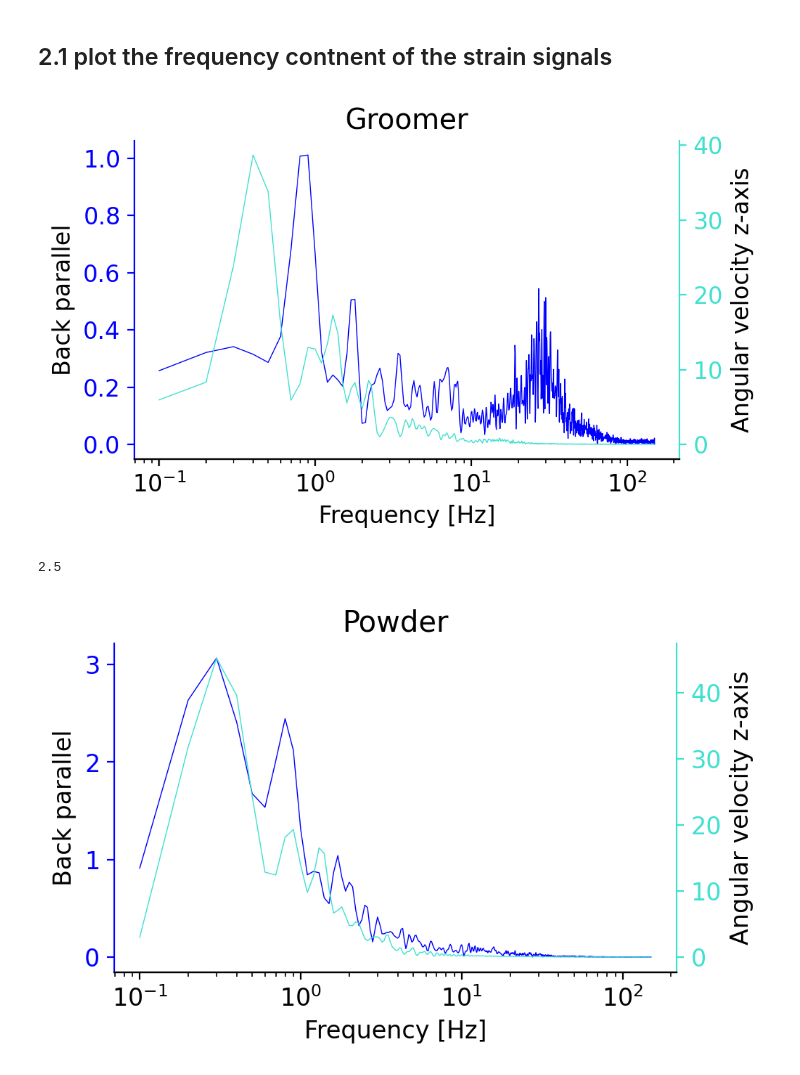
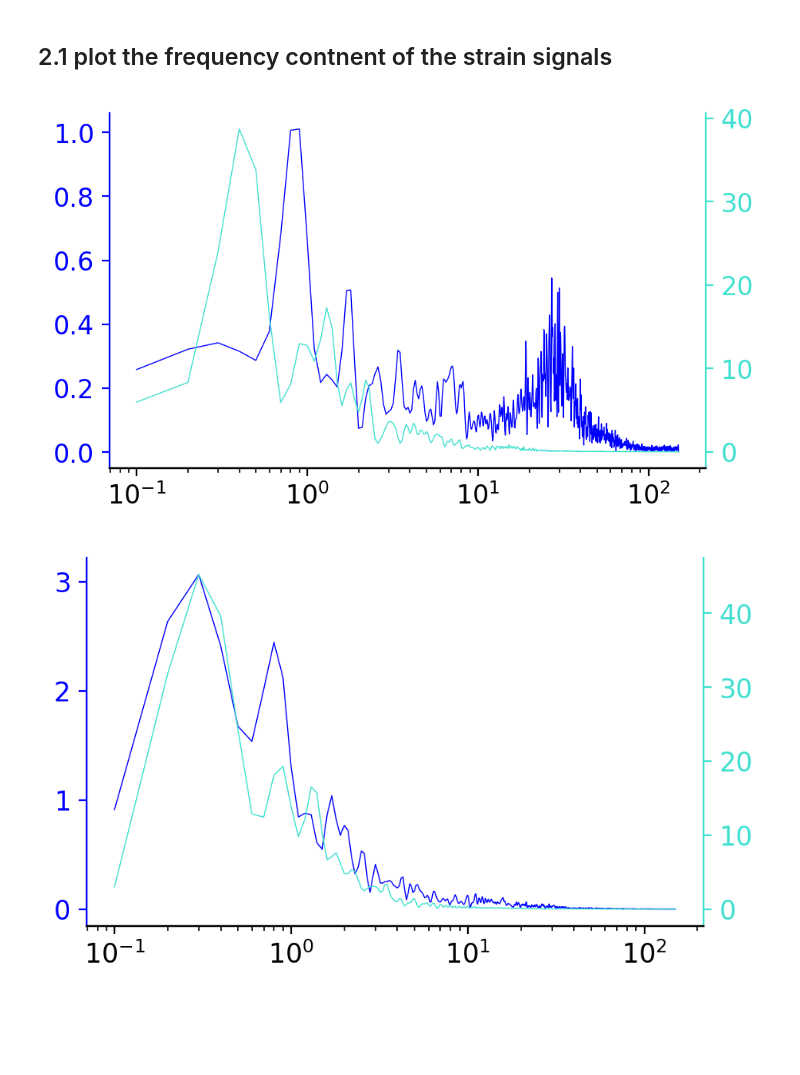
Before and after one commit to vanbreugel-lab/2023_ski_sense_manuscript, a Jupyter notebook: Strain_figures.ipynb, the cells around one changed output. Drawn from its saved outputs; the diff is of its cells as text; code cells hidden in the pictures; blank space fills up the shorter version.

```diff
--- a/Strain_figures.ipynb
+++ b/Strain_figures.ipynb
@@ -328,10 +519,10 @@ ax1 = ax.twinx()
 
 ax.plot(sg7_segmented_all_snow.Frequency,smooth_sg7_2_turn.sg7_3_groomer_fast_fft, '-', color=color, linewidth=.5, label='Strain')
 ax1.plot(sg7_segmented_all_snow.Frequency,smooth_angvelz_2_turn.imu_wz_3_groomer_fast_fft, '-', color=color1, linewidth=.5, label='Ang. vel.')
-ax.set_title('Groomer')
-ax.set_xlabel('Frequency [Hz]')
-ax.set_ylabel('Back parallel')
-ax1.set_ylabel('Angular velocity z-axis')
+#ax.set_title('Groomer')
+#ax.set_xlabel('Frequency [Hz]')
+#ax.set_ylabel('Back parallel')
+#ax1.set_ylabel('Angular velocity z-axis')
 ax.set_xscale('log')
 ax1.set_xscale('log')
 
@@ -347,42 +538,38 @@ ax1.spines['right'].set_color(color1)
 plt.savefig("images/groomer_2_turn_fft.svg",bbox_inches='tight',dpi=fig.dpi)
 plt.show()
 # %% [output]
-[figure, old version]
+[figure, new version]
-# %%
-1/0.4
-# %% [output]
-2.5
 # %%
 # Simple Plots
 color = 'blue'; color1 = 'turquoise'
 mpl.rc('font', size=12)
 fig, ax = plt.subplots(1,1,figsize=[5,3], dpi = 200)
 fig.subplots_adjust(hspace=0.2)
 fig.patch.set_facecolor('white')
 ax1 = ax.twinx()
 # ax.plot(sg7_segmented_all_snow.Frequency,sg7_segmented_all_snow.sg7_2_powder_1_fft, '-', color=color, linewidth=.5, label='Strain')
 # ax1.plot(sg7_segmented_all_snow.Frequency,ang_velz_all_snow.imu_wz_2_powder_1_fft, '-', color=color1, linewidth=.5, label='Ang. vel.')
 
 ax.plot(sg7_segmented_all_snow.Frequency,smooth_sg7_2_turn.sg7_2_powder_1_fft, '-', color=color, linewidth=.5, label='Strain')
 ax1.plot(sg7_segmented_all_snow.Frequency,smooth_angvelz_2_turn.imu_wz_2_powder_1_fft, '-', color=color1, linewidth=.5, label='Ang. vel.')
 
-ax.set_title('Powder')
-ax.set_xlabel('Frequency [Hz]')
-ax.set_ylabel('Back parallel')
-ax1.set_ylabel('Angular velocity z-axis')
+#ax.set_title('Powder')
+#ax.set_xlabel('Frequency [Hz]')
+#ax.set_ylabel('Back parallel')
+#ax1.set_ylabel('Angular velocity z-axis')
 ax.set_xscale('log')
 ax1.set_xscale('log')
 
 ax.spines['top'].set_visible(False)
 ax.spines['right'].set_visible(False)
 ax.tick_params(axis='y', colors=color)  #setting up Y-axis tick color to black
 ax.spines['left'].set_color(color)
 
 ax1.spines['top'].set_visible(False)
 ax1.spines['left'].set_visible(False)
 ax1.tick_params(axis='y', colors=color1)  #setting up Y-axis tick color to black
 ax1.spines['right'].set_color(color1)
 plt.savefig("images/powder_2_turn_fft.svg",bbox_inches='tight',dpi=fig.dpi)
 plt.show()
 # %% [output]
-[figure, old version]
+[figure, new version]
```
Also changed, not shown: parts of 20 cells of this notebook, 39 other files.
